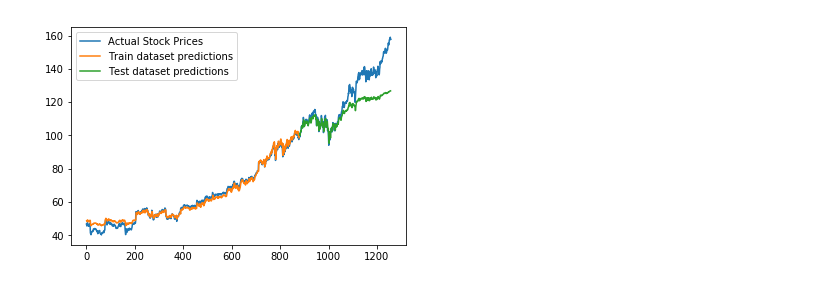
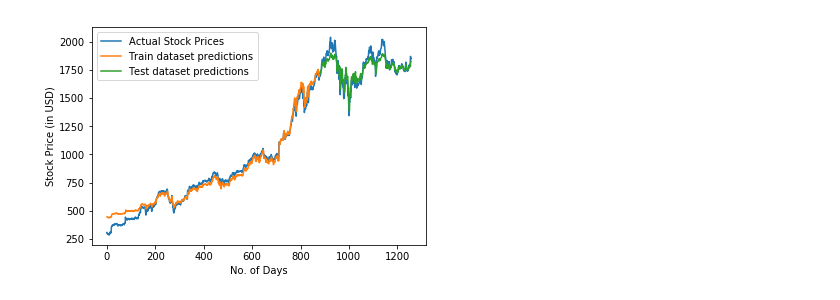
Before and after one commit to sidk003/Stock-Market-Prediction, a Jupyter notebook: stock_price_prediction/LSTM.ipynb, the cells around one changed output. Saved outputs shown, nothing was run; the diff lists cells and outputs as text; code cells hidden in the pictures.

```diff
--- a/stock_price_prediction/LSTM.ipynb
+++ b/stock_price_prediction/LSTM.ipynb
@@ -7,5 +8,5 @@ import numpy as np
 # %%
-data = pd.read_csv('./company_stock_prices/MSFT.csv',
+data = pd.read_csv('./company_stock_prices/AMZN.csv',
                     header=0,
                     usecols=['Date', 'Close'],
                     parse_dates=True,
@@ -51,6 +55,7 @@ def create_model():
     model = Sequential()
     model.add(LSTM(256, input_shape=(1,1)))
     model.add(Dense(1,activation='sigmoid'))
+    optimizers.Adam(lr=0.0001)
     return model
 # %%
 def compile_and_run(model, epochs, batch_size):
@@ -121,11 +132,13 @@ test_predict_plot[len(train_predictions)+2+1 : len(scaled_data)-1, :] = test_pre
 # %%
 actual_stock_prices, = plt.plot(scaler.inverse_transform(scaled_data), label='Actual Stock Prices')
 train_dataset_prediction, = plt.plot(train_predict_plot, label='Train dataset predictions')
 test_dataset_prediction, = plt.plot(test_predict_plot, label='Test dataset predictions')
 plt.legend(handles = [actual_stock_prices, train_dataset_prediction, test_dataset_prediction])
+plt.xlabel("No. of Days")
+plt.ylabel("Stock Price (in USD)")
 plt.show()
 # %% [output]
-[figure, old version]
+[figure, new version]
 # %%
 test_array = scaler.inverse_transform(scaled_data).flatten()
 test_array = test_array[int(len(scaled_data)*0.7+2):int(len(scaled_data))]
```
Also changed, not shown: parts of 12 cells of this notebook, 4 other files.
